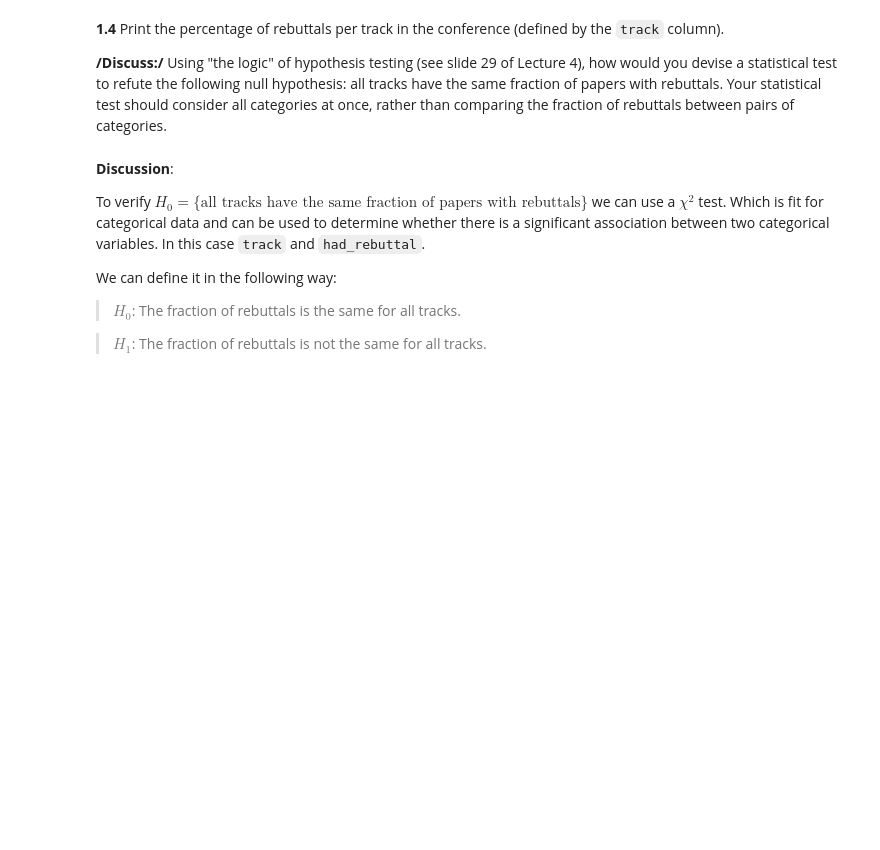
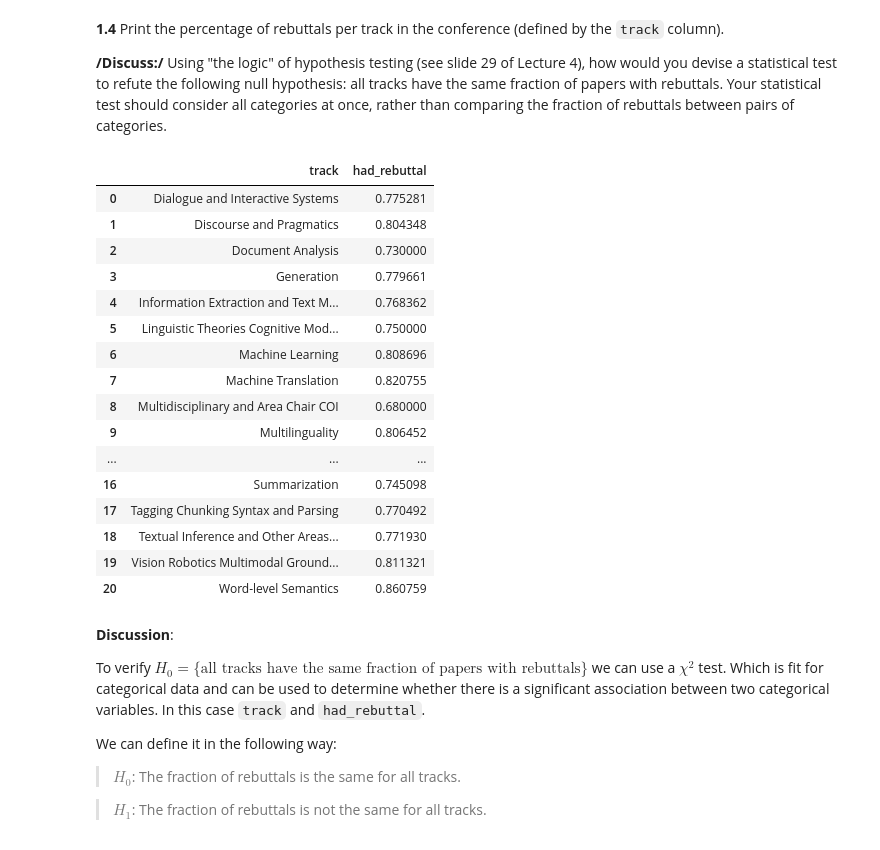
Before and after one commit to aristo6253/epfl-ada-ada-2023-homework-2-adaknow, a Jupyter notebook: hw2.ipynb, the cells around one changed output. Drawn from its saved outputs; the diff is of its cells as text; code cells hidden in the pictures; blank space fills up the shorter version.

```diff
--- a/hw2.ipynb
+++ b/hw2.ipynb
@@ -231,6 +227,27 @@ ___
 **1.4** Print the percentage of rebuttals per track in the conference (defined by the `track` column).
 
 **/Discuss:/** Using "the logic" of hypothesis testing (see slide 29 of Lecture 4), how would you devise a statistical test to refute the following null hypothesis: all tracks have the same fraction of papers with rebuttals. Your statistical test should consider all categories at once, rather than comparing the fraction of rebuttals between pairs of categories.
+# %%
+rebutals_per_track = data.groupby('track')['had_rebuttal'].apply(lambda x: np.sum(x) / len(x)).reset_index()
+display(rebutals_per_track)
+# %% [output]
+|  | track | had_rebuttal |
+| 0 | Dialogue and Interactive Systems | 0.775281 |
+| 1 | Discourse and Pragmatics | 0.804348 |
+| 2 | Document Analysis | 0.730000 |
+| 3 | Generation | 0.779661 |
+| 4 | Information Extraction and Text M... | 0.768362 |
+| 5 | Linguistic Theories Cognitive Mod... | 0.750000 |
+| 6 | Machine Learning | 0.808696 |
+| 7 | Machine Translation | 0.820755 |
+| 8 | Multidisciplinary and Area Chair COI | 0.680000 |
+| 9 | Multilinguality | 0.806452 |
+| ... | ... | ... |
+| 16 | Summarization | 0.745098 |
+| 17 | Tagging Chunking Syntax and Parsing | 0.770492 |
+| 18 | Textual Inference and Other Areas... | 0.771930 |
+| 19 | Vision Robotics Multimodal Ground... | 0.811321 |
+| 20 | Word-level Semantics | 0.860759 |
 # %% [markdown]
 **Discussion**:
 
```
Also changed, not shown: parts of 1 cell of this notebook.
